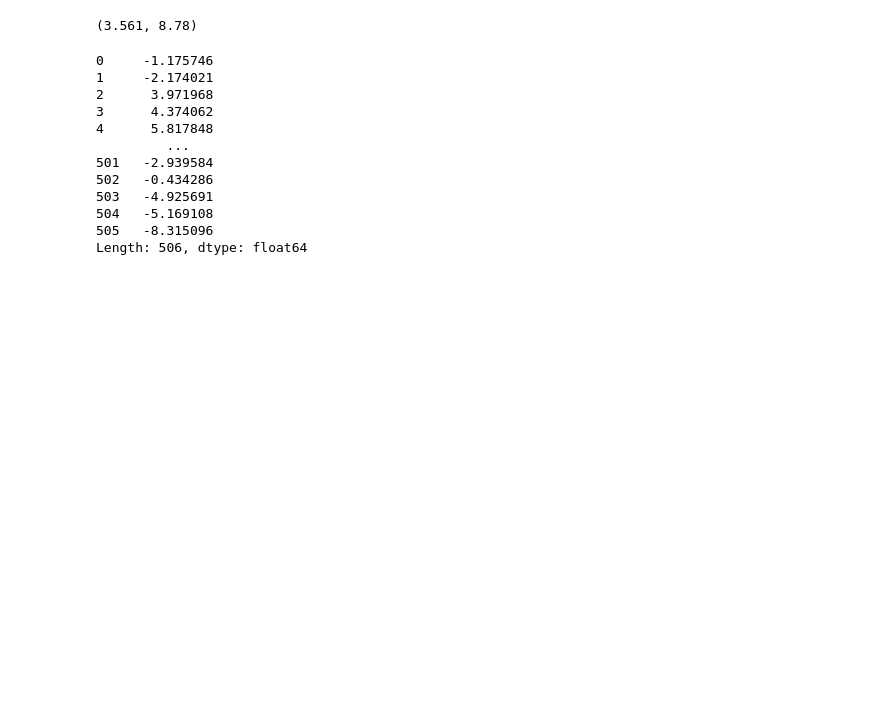
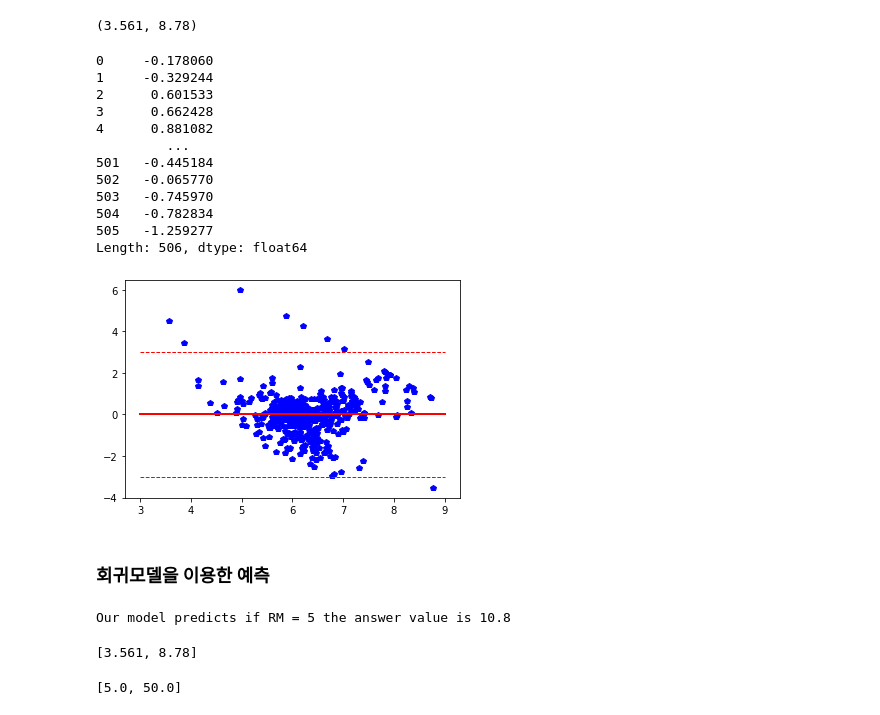
Before and after one commit to leehosung/regression, a Jupyter notebook: 2. 단순선형회귀분석 접근/2.3 선형회귀로 확장.ipynb, the cells around one changed output. Saved outputs shown, nothing was run; the diff lists cells and outputs as text; code cells hidden in the pictures; blank space fills up the shorter version.

```diff
--- a/2. 단순선형회귀분석 접근/2.3 선형회귀로 확장.ipynb
+++ b/2. 단순선형회귀분석 접근/2.3 선형회귀로 확장.ipynb
@@ -130,20 +130,67 @@ regr_sum_squared_errors = np.sum((dataset['target'] - fitted_values)**2)
 (np.min(dataset['RM']), np.max(dataset['RM']))
 # %% [output]
 (3.561, 8.78)
+# %%
+def standardize(x):
+    return (x - np.mean(x)) /np.std(x)
 # %%
 residuals = dataset['target'] - fitted_values
 normalized_residuals = standardize(residuals)
 normalized_residuals
 # %% [output]
-0     -1.175746
-1     -2.174021
-2      3.971968
-3      4.374062
-4      5.817848
+0     -0.178060
+1     -0.329244
+2      0.601533
+3      0.662428
+4      0.881082
          ...
-501   -2.939584
-502   -0.434286
-503   -4.925691
-504   -5.169108
-505   -8.315096
+501   -0.445184
+502   -0.065770
+503   -0.745970
+504   -0.782834
+505   -1.259277
 Length: 506, dtype: float64
+# %%
+residual_scatter_plot = plt.plot(dataset['RM'], normalized_residuals, 'bp')
+x_range = [dataset['RM'].min(), dataset['RM'].max()]
+mean_residual = plt.plot(
+    [int(x_range[0]), round(x_range[1], 0)],
+    [0, 0],
+    '-',
+    color='red',
+    linewidth=2
+)
+upper_bound = plt.plot(
+    [int(x_range[0]), round(x_range[1], 0)],
+    [3, 3],
+    '--',
+    color='red',
+    linewidth=1
+)
+lower_bound = plt.plot(
+    [int(x_range[0]), round(x_range[1], 0)],
+    [-3, -3],
+    '--',
+    color='red',
+    linewidth=1
+)
+# %% [output]
+[figure, added]
+# %% [markdown]
+### 회귀모델을 이용한 예측
+# %%
+RM = 5
+Xp = np.array([1, RM])
+print("Our model predicts if RM = %01.f the answer value is %0.1f" % (RM, fitted_model.predict(Xp)))
+# %% [output]
+Our model predicts if RM = 5 the answer value is 10.8
+# %%
+x_range = [dataset['RM'].min(), dataset['RM'].max()]
+x_range
+# %% [output]
+[3.561, 8.78]
+# %%
+y_range = [dataset['target'].min(), dataset['target'].max()]
+y_range
+# %% [output]
+[5.0, 50.0]
```
Also changed, not shown: parts of 16 cells of this notebook, 3 other files.
